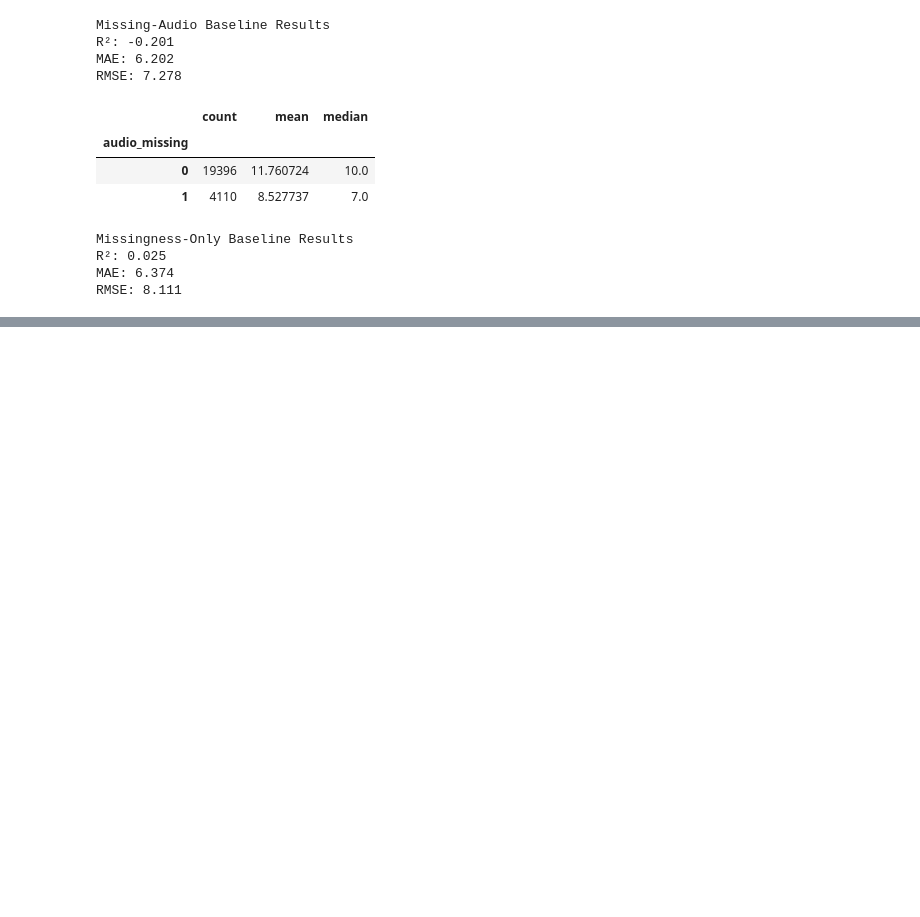
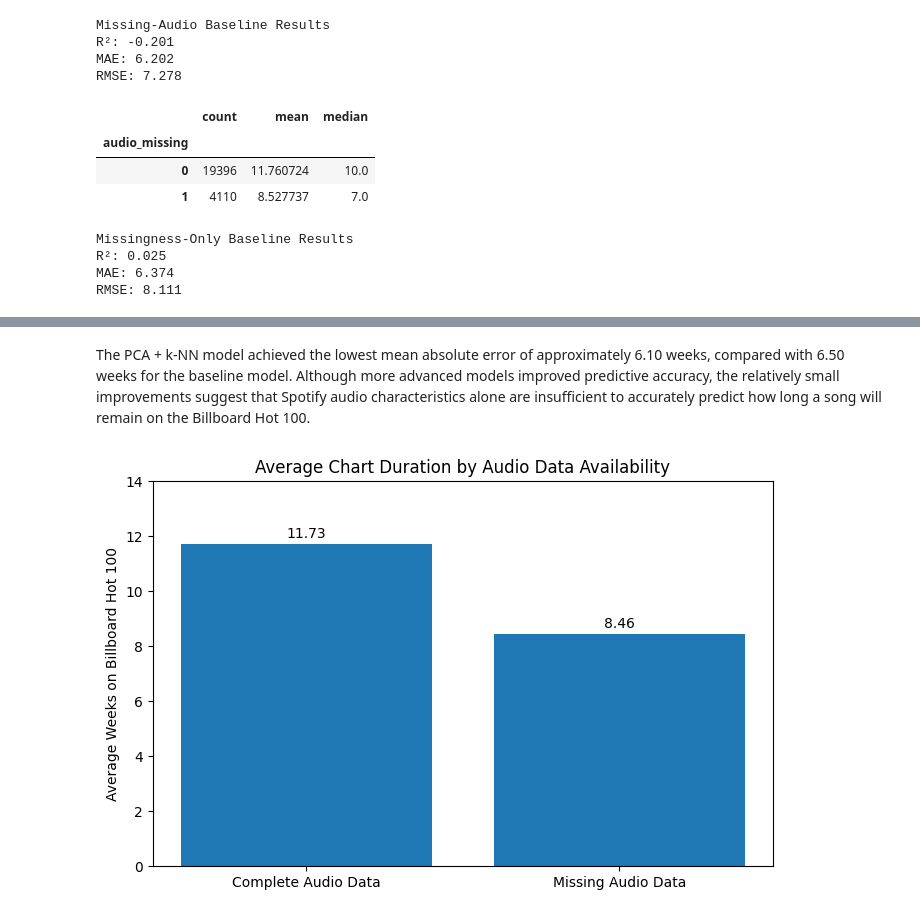
Before and after one commit to rheahalebeed/BA305-A3-Billboard-Spotify-Project, a Jupyter notebook: BA305ProjectCode.ipynb, the cells around one changed output, grey strips where cells are left out. Saved outputs shown, nothing was run; the diff lists cells and outputs as text; code cells hidden in the pictures; blank space fills up the shorter version.

```diff
--- a/BA305ProjectCode.ipynb
+++ b/BA305ProjectCode.ipynb
@@ -1997,0 +2092,50 @@ RMSE: 8.111
+# %% [markdown]
+The PCA + k-NN model achieved the lowest mean absolute error of approximately 6.10 weeks, compared with 6.50 weeks for the baseline model. Although more advanced models improved predictive accuracy, the relatively small improvements suggest that Spotify audio characteristics alone are insufficient to accurately predict how long a song will remain on the Billboard Hot 100.
+# %%
+import matplotlib.pyplot as plt
+
+# Calculate average chart duration for each group
+
+avg_weeks = data.groupby(
+
+    data[features].isna().all(axis=1)
+
+)["final_weeks_on_chart"].mean()
+
+# Create bar chart
+
+plt.figure(figsize=(8, 5))
+
+bars = plt.bar(
+
+    ["Complete Audio Data", "Missing Audio Data"],
+
+    [avg_weeks[False], avg_weeks[True]]
+
+)
+
+# Add values above bars
+
+for bar in bars:
+
+    plt.text(
+
+        bar.get_x() + bar.get_width()/2,
+
+        bar.get_height() + 0.2,
+
+        f"{bar.get_height():.2f}",
+
+        ha="center"
+
+    )
+
+plt.ylabel("Average Weeks on Billboard Hot 100")
+
+plt.title("Average Chart Duration by Audio Data Availability")
+
+plt.ylim(0, 14)
+
+plt.show()
+# %% [output]
+[figure, added]
```
Also changed, not shown: parts of 16 cells of this notebook.
